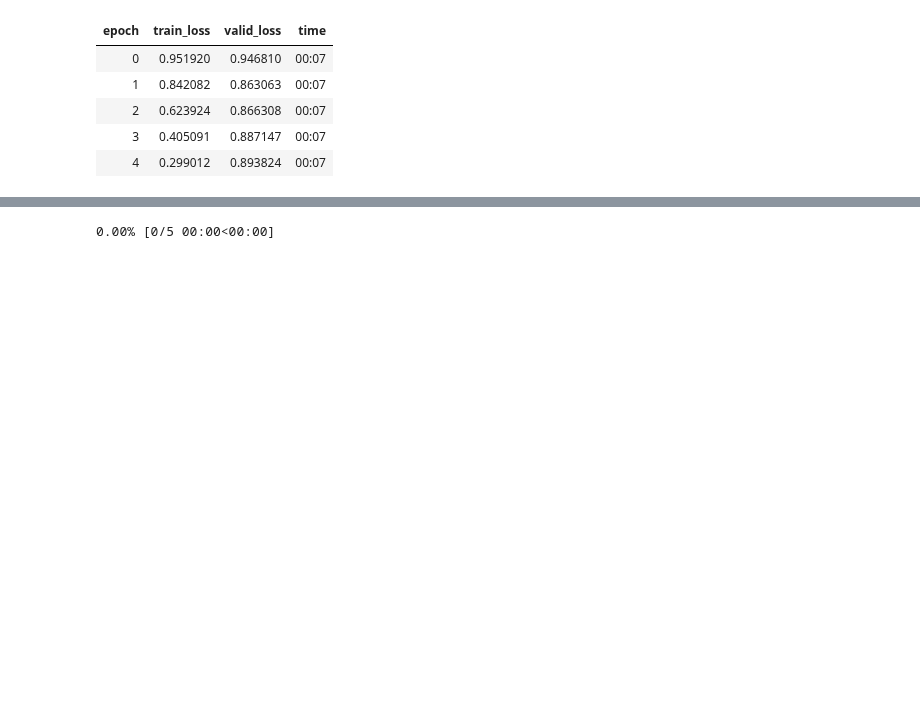
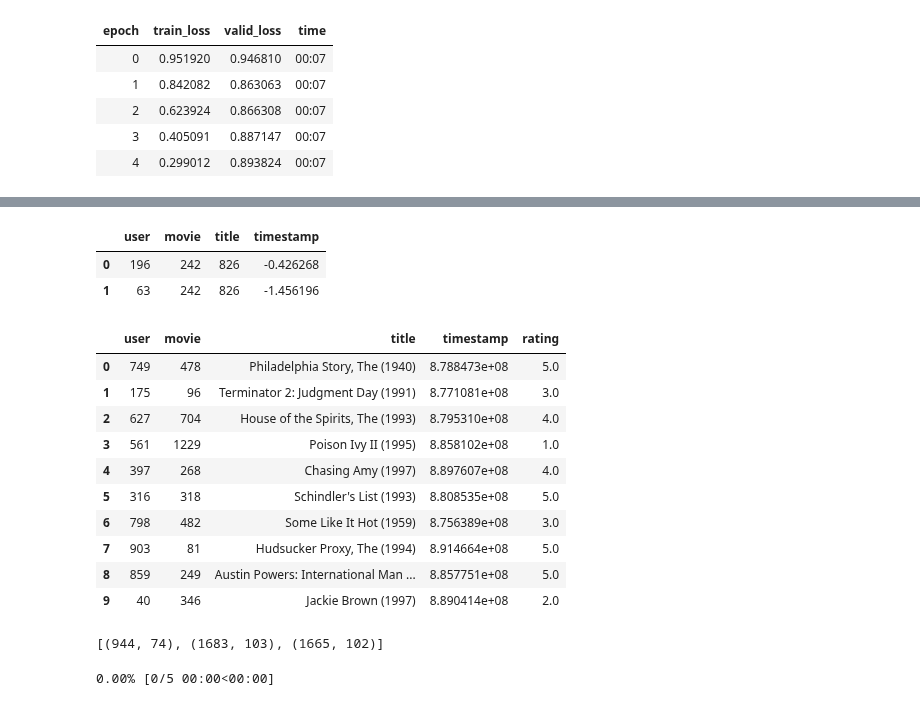
Before and after one commit to GrueneKatze/FastAI4, a Jupyter notebook: FastAI_08_collab.ipynb, the cells around one changed output, grey strips where cells are left out. Drawn from its saved outputs; the diff is of its cells as text; code cells hidden in the pictures; blank space fills up the shorter version.

```diff
--- a/FastAI_08_collab.ipynb
+++ b/FastAI_08_collab.ipynb
@@ -305,0 +323,39 @@ learn.fit_one_cycle(5, 5e-3)
+# %%
+dep_var = 'rating'
+cat_names = ['user', 'movie', 'title']
+cont_names = ['timestamp']
+procs = [FillMissing, Categorify, Normalize]
+# %%
+#splits = RandomSplitter(valid_pct=0.2)(range_of(ratings))
+to = TabularPandas(ratings, procs=[Categorify, FillMissing,Normalize],
+                   cat_names = cat_names,
+                   cont_names = cont_names,
+                   y_names=dep_var)#,
+                   #splits=splits)
+# %%
+to.xs.iloc[:2]
+# %% [output]
+|  | user | movie | title | timestamp |
+| 0 | 196 | 242 | 826 | -0.426268 |
+| 1 | 63 | 242 | 826 | -1.456196 |
+# %%
+dls = to.dataloaders(bs=64)
+# %%
+dls.show_batch()
+# %% [output]
+|  | user | movie | title | timestamp | rating |
+| 0 | 749 | 478 | Philadelphia Story, The (1940) | 8.788473e+08 | 5.0 |
+| 1 | 175 | 96 | Terminator 2: Judgment Day (1991) | 8.771081e+08 | 3.0 |
+| 2 | 627 | 704 | House of the Spirits, The (1993) | 8.795310e+08 | 4.0 |
+| 3 | 561 | 1229 | Poison Ivy II (1995) | 8.858102e+08 | 1.0 |
+| 4 | 397 | 268 | Chasing Amy (1997) | 8.897607e+08 | 4.0 |
+| 5 | 316 | 318 | Schindler's List (1993) | 8.808535e+08 | 5.0 |
+| 6 | 798 | 482 | Some Like It Hot (1959) | 8.756389e+08 | 3.0 |
+| 7 | 903 | 81 | Hudsucker Proxy, The (1994) | 8.914664e+08 | 5.0 |
+| 8 | 859 | 249 | Austin Powers: International Man ... | 8.857751e+08 | 5.0 |
+| 9 | 40 | 346 | Jackie Brown (1997) | 8.890414e+08 | 2.0 |
+# %%
+embs = get_emb_sz(dls)
+embs
+# %% [output]
+[(944, 74), (1683, 103), (1665, 102)]
```
Also changed, not shown: parts of 12 cells of this notebook.
